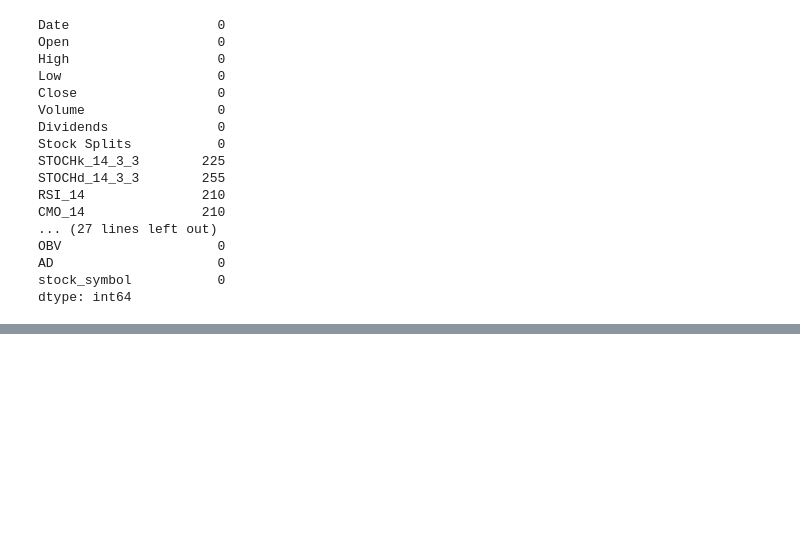
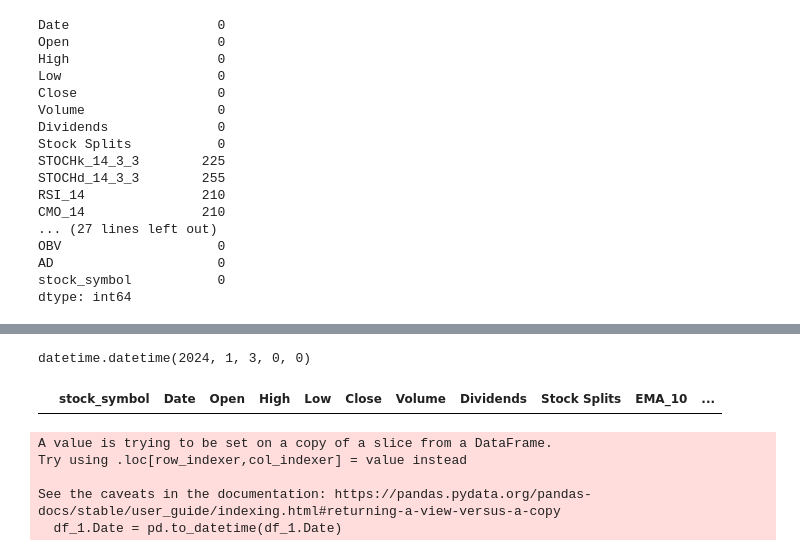
Before and after one commit to Hdubbs81/Stock_Predictor_Capstone, a Jupyter notebook: Stock_Predictor_Data_Wrangling.ipynb, the cells around one changed output, grey strips where cells are left out. Cells and saved outputs as stored; diff of their text form; code cells hidden in the pictures; blank space fills up the shorter version.

```diff
--- a/Stock_Predictor_Data_Wrangling.ipynb
+++ b/Stock_Predictor_Data_Wrangling.ipynb
@@ -241,0 +333,26 @@ print(rows_with_null)
+# %%
+# Created a mask for all null values in each field that contained null values
+mask1 = df_1['EMA_10'].isnull()
+mask2 = df_1['PSARl_0.02_0.2'].isnull()
+mask3 = df_1['PSARs_0.02_0.2'].isnull()
+mask4 = df_1['BBL_5_2.0'].isnull()
+mask5 = df_1['BBM_5_2.0'].isnull()
+mask6 = df_1['BBU_5_2.0'].isnull()
+mask7 = df_1['ISA_9'].isnull()
+mask8 = df_1['ISB_26'].isnull()
+mask9 = df_1['ITS_9'].isnull()
+mask10 = df_1['IKS_26'].isnull()
+mask11 = df_1['ICS_26'].isnull()
+
+# Calculation performed separately for each stock symbol only for null values
+df_1.loc[mask1, 'EMA_10'] = df_1[mask1].groupby('stock_symbol')['Close'].transform(lambda x: x.ewm(span=10, adjust=False).mean())
+df_1.loc[mask2, 'PSARl_0.02_0.2'] = df_1[mask2].groupby('stock_symbol')['Close'].transform(lambda x: x.ewm(span=10, adjust=False).mean())
+df_1.loc[mask3, 'PSARs_0.02_0.2'] = df_1[mask3].groupby('stock_symbol')['Close'].transform(lambda x: x.ewm(span=10, adjust=False).mean())
+df_1.loc[mask4, 'BBL_5_2.0'] = df_1[mask4].groupby('stock_symbol')['Close'].transform(lambda x: x.ewm(span=10, adjust=False).mean())
+df_1.loc[mask5, 'BBM_5_2.0'] = df_1[mask5].groupby('stock_symbol')['Close'].transform(lambda x: x.ewm(span=10, adjust=False).mean())
+df_1.loc[mask6, 'BBU_5_2.0'] = df_1[mask6].groupby('stock_symbol')['Close'].transform(lambda x: x.ewm(span=10, adjust=False).mean())
+df_1.loc[mask7, 'ISA_9'] = df_1[mask7].groupby('stock_symbol')['Close'].transform(lambda x: x.ewm(span=10, adjust=False).mean())
+df_1.loc[mask8, 'ISB_26'] = df_1[mask8].groupby('stock_symbol')['Close'].transform(lambda x: x.ewm(span=10, adjust=False).mean())
+df_1.loc[mask9, 'ITS_9'] = df_1[mask9].groupby('stock_symbol')['Close'].transform(lambda x: x.ewm(span=10, adjust=False).mean())
+df_1.loc[mask10, 'IKS_26'] = df_1[mask10].groupby('stock_symbol')['Close'].transform(lambda x: x.ewm(span=10, adjust=False).mean())
+df_1.loc[mask11, 'ICS_26'] = df_1[mask11].groupby('stock_symbol')['Close'].transform(lambda x: x.ewm(span=10, adjust=False).mean())
@@ -241,0 +403,19 @@ print(rows_with_null)
+# %%
+import datetime as dt
+dt.datetime.strptime('2024-01-03', "%Y-%m-%d")
+# %% [output]
+datetime.datetime(2024, 1, 3, 0, 0)
+# %%
+date_to_check = dt.datetime.strptime('2024-01-03', "%Y-%m-%d")
+
+df_1[df_1['Date'] == date_to_check]
+# %% [output]
+|  | stock_symbol | Date | Open | High | Low | Close | Volume | Dividends | Stock Splits | EMA_10 | ... |
+# %%
+df_1.Date = pd.to_datetime(df_1.Date)
+# %% [output]
+A value is trying to be set on a copy of a slice from a DataFrame.
+Try using .loc[row_indexer,col_indexer] = value instead
+
+See the caveats in the documentation: https://pandas.pydata.org/pandas-docs/stable/user_guide/indexing.html#returning-a-view-versus-a-copy
+  df_1.Date = pd.to_datetime(df_1.Date)
```
Also changed, not shown: parts of 27 cells of this notebook.
